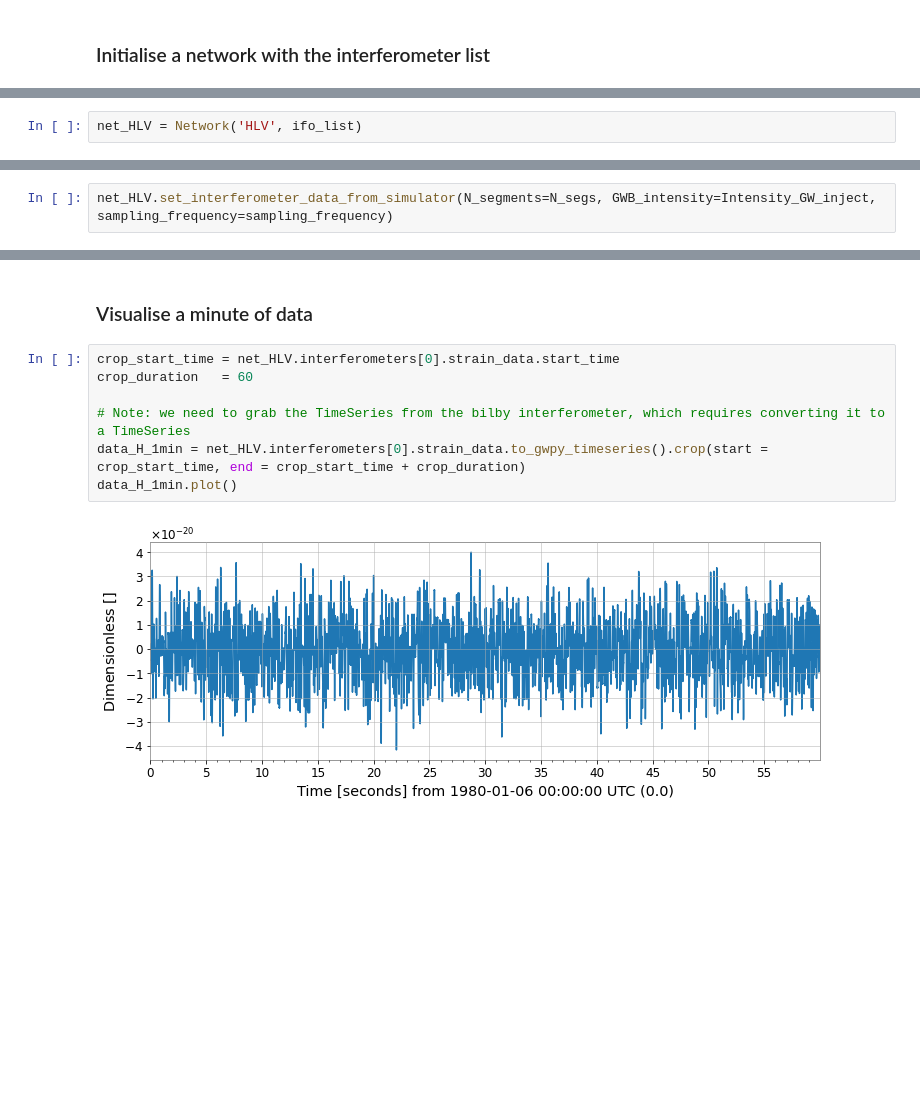
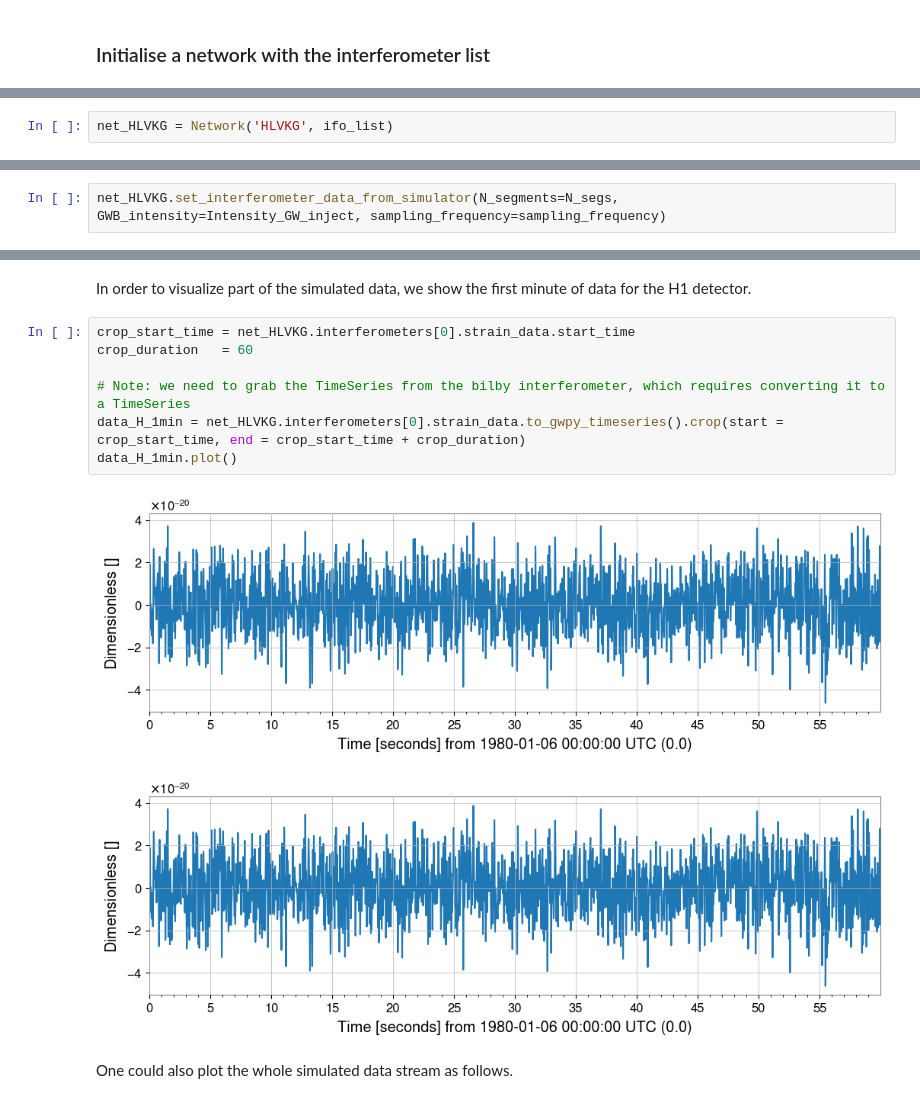
Before and after one commit to a-renzini/pygwb, a Jupyter notebook: tutorials/generate_stochastic_background_in_network.ipynb, the cells around one changed output, grey strips where cells are left out. Saved outputs shown, nothing was run; the diff lists cells and outputs as text; blank space fills up the shorter version.

Commit message:
Adding text to simulator tutorial LIGO noise

```diff
--- a/tutorials/generate_stochastic_background_in_network.ipynb
+++ b/tutorials/generate_stochastic_background_in_network.ipynb
@@ -91,3 +115,3 @@ plt.loglog(H1.power_spectral_density.psd_array)
 # %%
-net_HLV = Network('HLV', ifo_list)
+net_HLVKG = Network('HLVKG', ifo_list)
 # %% [markdown]
@@ -95,5 +121,5 @@ net_HLV = Network('HLV', ifo_list)
 # %%
-net_HLV.set_interferometer_data_from_simulator(N_segments=N_segs, GWB_intensity=Intensity_GW_inject, sampling_frequency=sampling_frequency)
+net_HLVKG.set_interferometer_data_from_simulator(N_segments=N_segs, GWB_intensity=Intensity_GW_inject, sampling_frequency=sampling_frequency)
 # %% [output]
 WARNING: AstropyDeprecationWarning: The truth value of a Quantity is ambiguous. In the future this will raise a ValueError. [astropy.units.quantity]
 WARNING:astropy:AstropyDeprecationWarning: The truth value of a Quantity is ambiguous. In the future this will raise a ValueError.
@@ -105,12 +131,15 @@ WARNING:astropy:AstropyDeprecationWarning: The truth value of a Quantity is ambi
-# %% [markdown]
-### Visualise a minute of data
+# %% [markdown]
+In order to visualize part of the simulated data, we show the first minute of data for the H1 detector.
 # %%
-crop_start_time = net_HLV.interferometers[0].strain_data.start_time
+crop_start_time = net_HLVKG.interferometers[0].strain_data.start_time
 crop_duration   = 60
 
 # Note: we need to grab the TimeSeries from the bilby interferometer, which requires converting it to a TimeSeries
-data_H_1min = net_HLV.interferometers[0].strain_data.to_gwpy_timeseries().crop(start = crop_start_time, end = crop_start_time + crop_duration)
+data_H_1min = net_HLVKG.interferometers[0].strain_data.to_gwpy_timeseries().crop(start = crop_start_time, end = crop_start_time + crop_duration)
 data_H_1min.plot()
 # %% [output]
-[figure, old version]
+[figure, new version]
+[figure, added]
+# %% [markdown]
+One could also plot the whole simulated data stream as follows.
 # %%
```
Also changed, not shown: parts of 30 cells of this notebook.
